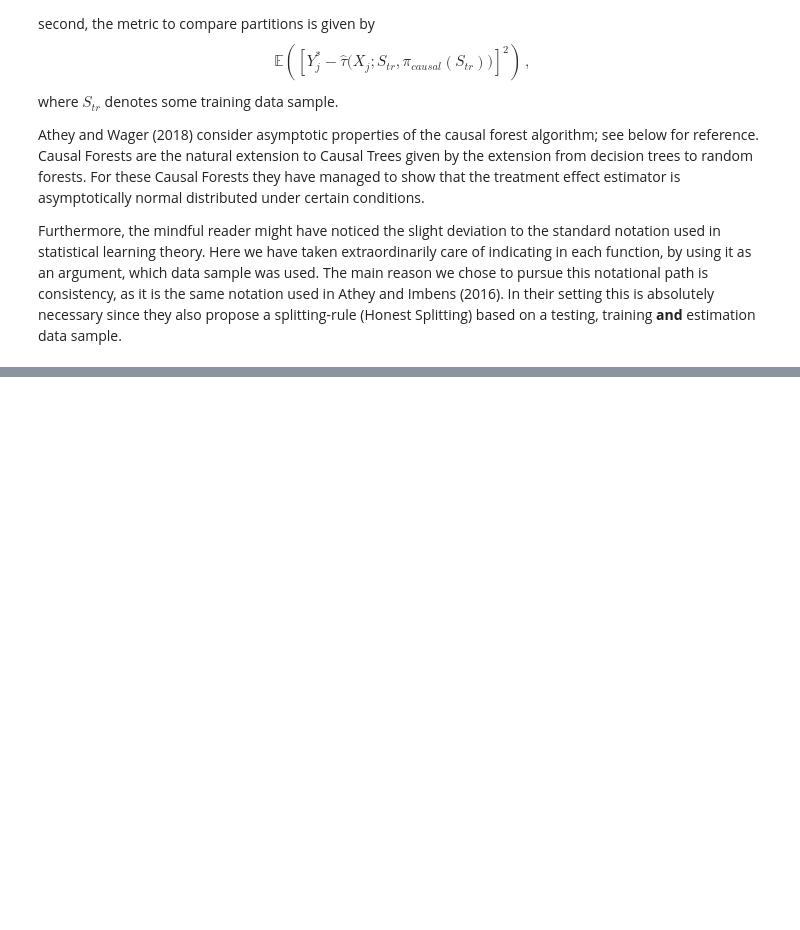
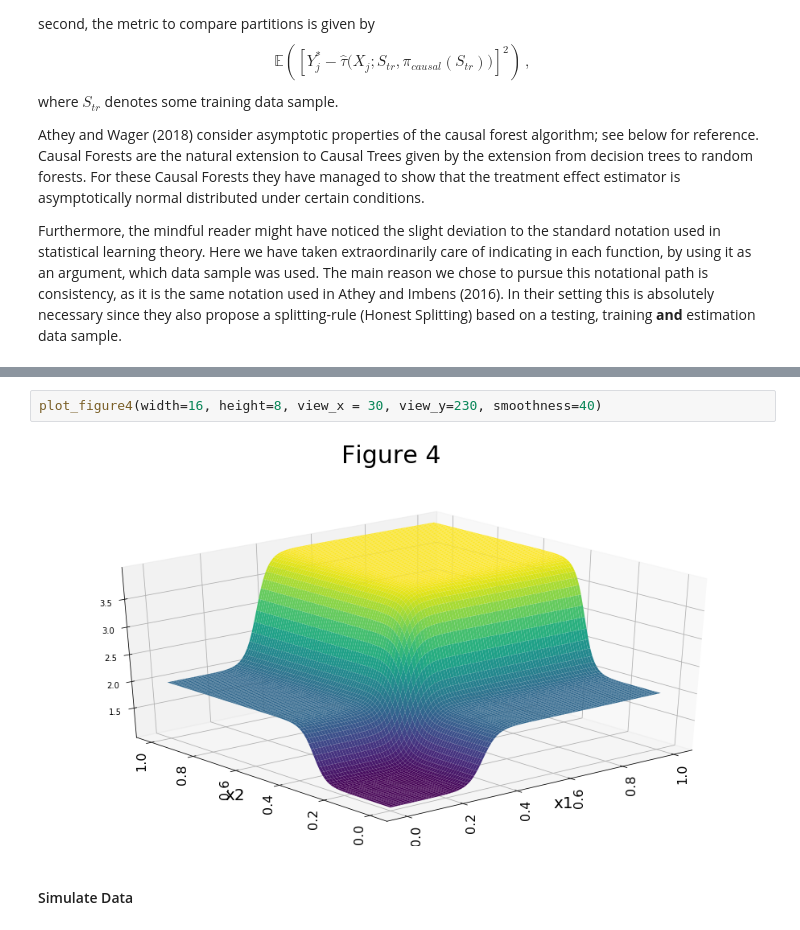
Before and after one commit to timmens/student-project-timmens, a Jupyter notebook: causal_tree/causal_tree.ipynb, the cells around one changed output, grey strips where cells are left out. Cells and saved outputs as stored; diff of their text form; blank space fills up the shorter version.

```diff
--- a/causal_tree/causal_tree.ipynb
+++ b/causal_tree/causal_tree.ipynb
@@ -105,0 +163,6 @@ import numpy as np
+# %%
+plot_figure4(width=16, height=8, view_x = 30, view_y=230, smoothness=40)
+# %% [output]
+[figure, added]
+# %% [markdown]
+#### Simulate Data
```
Also changed, not shown: parts of 22 cells of this notebook, 5 other files.
